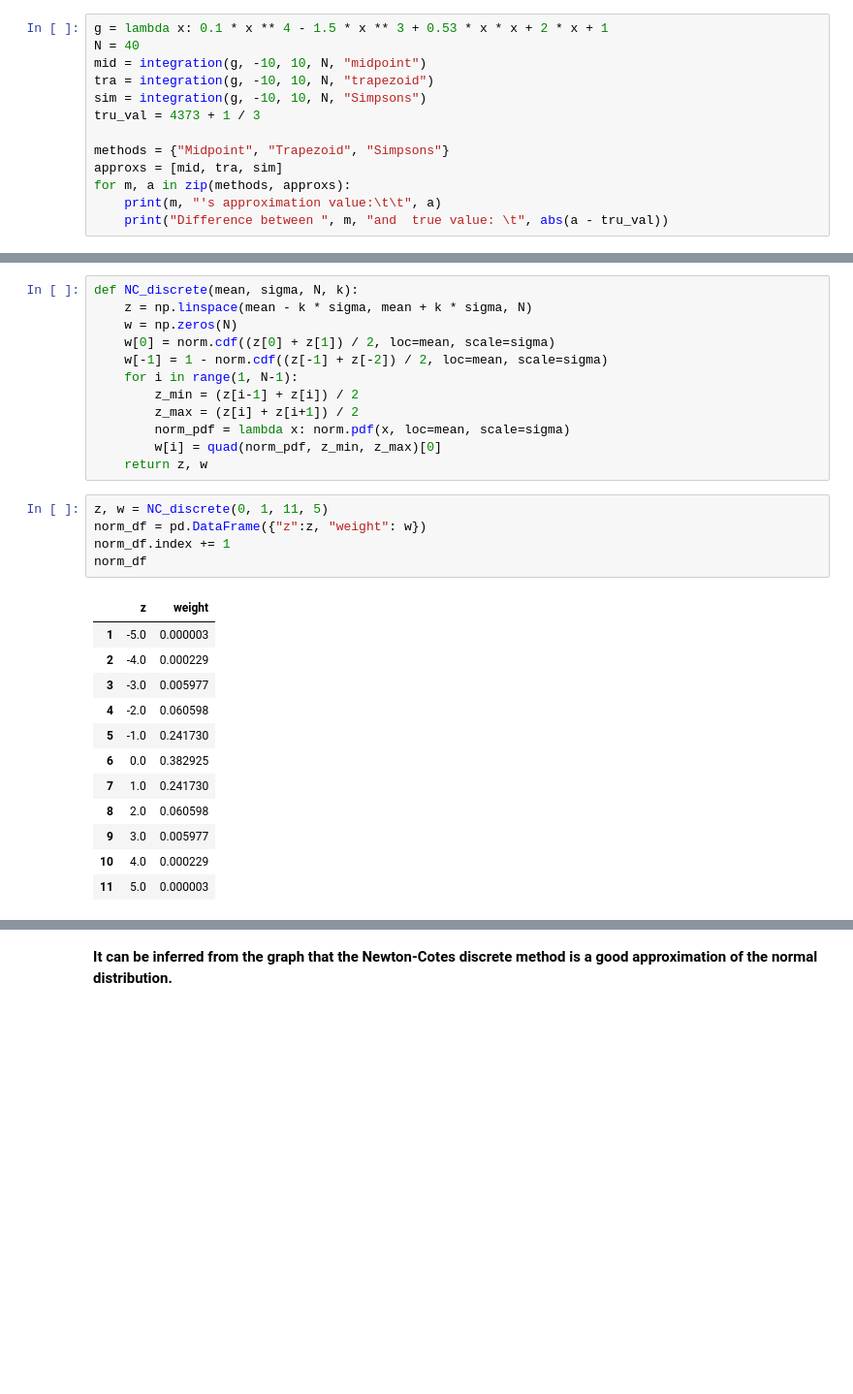
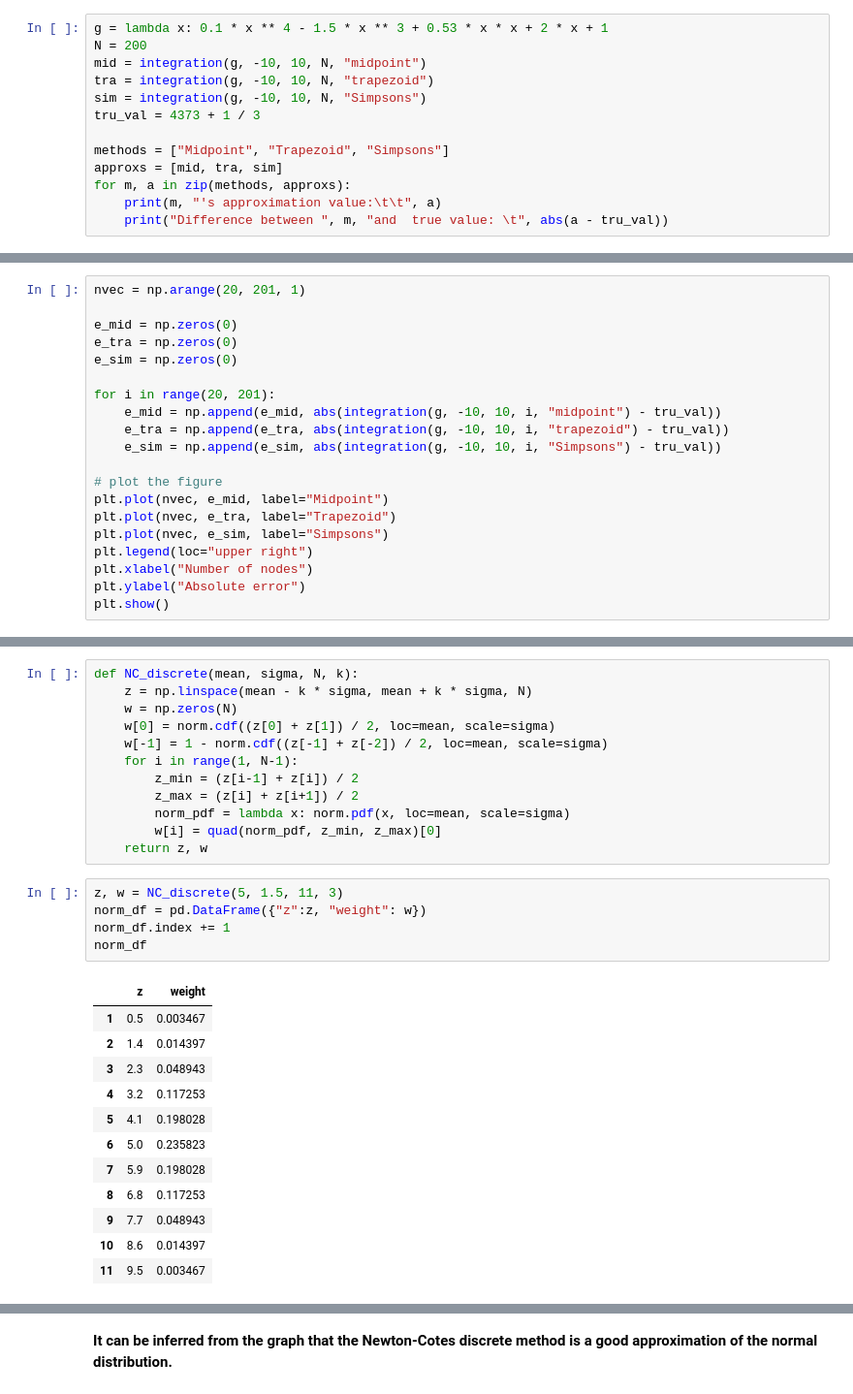
Before and after one commit to linghui-wu/persp-model-econ_w20, a Jupyter notebook: ProblemSets/PS2/PS2_part2_solutions.ipynb, the cells around one changed output, grey strips where cells are left out. Shown at 97% size. Cells and saved outputs as stored; diff of their text form; blank space fills up the shorter version.

```diff
--- a/ProblemSets/PS2/PS2_part2_solutions.ipynb
+++ b/ProblemSets/PS2/PS2_part2_solutions.ipynb
@@ -39,13 +43,13 @@ def integration(g, a, b, N, method):
             return (b - a) / (6 * N) * itgr
 # %%
 g = lambda x: 0.1 * x ** 4 - 1.5 * x ** 3 + 0.53 * x * x + 2 * x + 1
-N = 40
+N = 200
 mid = integration(g, -10, 10, N, "midpoint")
 tra = integration(g, -10, 10, N, "trapezoid")
 sim = integration(g, -10, 10, N, "Simpsons")
 tru_val = 4373 + 1 / 3
 
-methods = {"Midpoint", "Trapezoid", "Simpsons"}
+methods = ["Midpoint", "Trapezoid", "Simpsons"]
 approxs = [mid, tra, sim]
 for m, a in zip(methods, approxs):
     print(m, "'s approximation value:\t\t", a)
@@ -59,0 +66,20 @@ Difference between  Trapezoid and  true value:   918.4450260416661
+# %%
+nvec = np.arange(20, 201, 1)
+
+e_mid = np.zeros(0)
+e_tra = np.zeros(0)
+e_sim = np.zeros(0)
+
+for i in range(20, 201):
+    e_mid = np.append(e_mid, abs(integration(g, -10, 10, i, "midpoint") - tru_val))
+    e_tra = np.append(e_tra, abs(integration(g, -10, 10, i, "trapezoid") - tru_val))
+    e_sim = np.append(e_sim, abs(integration(g, -10, 10, i, "Simpsons") - tru_val))
+
+# plot the figure
+plt.plot(nvec, e_mid, label="Midpoint")
+plt.plot(nvec, e_tra, label="Trapezoid")
+plt.plot(nvec, e_sim, label="Simpsons")
+plt.legend(loc="upper right")
+plt.xlabel("Number of nodes")
+plt.ylabel("Absolute error")
+plt.show()
@@ -72,23 +119,23 @@ def NC_discrete(mean, sigma, N, k):
         w[i] = quad(norm_pdf, z_min, z_max)[0]
     return z, w
 # %%
-z, w = NC_discrete(0, 1, 11, 5)
+z, w = NC_discrete(5, 1.5, 11, 3)
 norm_df = pd.DataFrame({"z":z, "weight": w})
 norm_df.index += 1
 norm_df
 # %% [output]
 |  | z | weight |
-| 1 | -5.0 | 0.000003 |
-| 2 | -4.0 | 0.000229 |
-| 3 | -3.0 | 0.005977 |
-| 4 | -2.0 | 0.060598 |
-| 5 | -1.0 | 0.241730 |
-| 6 | 0.0 | 0.382925 |
-| 7 | 1.0 | 0.241730 |
-| 8 | 2.0 | 0.060598 |
-| 9 | 3.0 | 0.005977 |
-| 10 | 4.0 | 0.000229 |
-| 11 | 5.0 | 0.000003 |
+| 1 | 0.5 | 0.003467 |
+| 2 | 1.4 | 0.014397 |
+| 3 | 2.3 | 0.048943 |
+| 4 | 3.2 | 0.117253 |
+| 5 | 4.1 | 0.198028 |
+| 6 | 5.0 | 0.235823 |
+| 7 | 5.9 | 0.198028 |
+| 8 | 6.8 | 0.117253 |
+| 9 | 7.7 | 0.048943 |
+| 10 | 8.6 | 0.014397 |
+| 11 | 9.5 | 0.003467 |
 # %%
 plt.plot(z, w, label="Newton-Cotes approximation")
 
```
Also changed, not shown: parts of 23 cells of this notebook.
